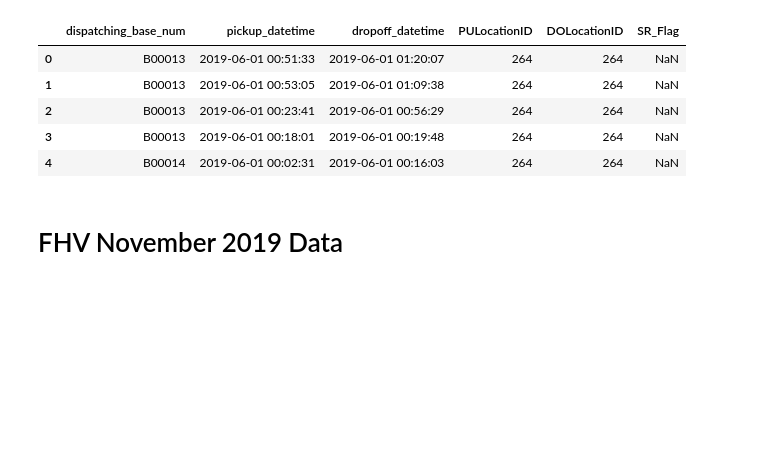
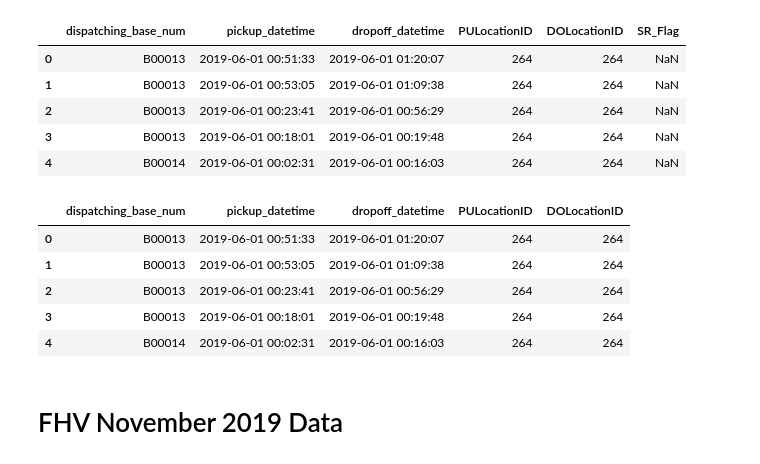
Before and after one commit to ILekawa9/Project-1, a Jupyter notebook: NYC_Taxi_Rideshare.ipynb, the cells around one changed output. Saved outputs shown, nothing was run; the diff lists cells and outputs as text; code cells hidden in the pictures; blank space fills up the shorter version.

Commit message:
cleaned dfs
Removed unnecessary columns. still need confirmation on fhv columns and hvfhv columns

```diff
--- a/NYC_Taxi_Rideshare.ipynb
+++ b/NYC_Taxi_Rideshare.ipynb
@@ -298,7 +200,7 @@ fhv_dec_2015_df.head()
 # %% [markdown]
 # FHV June 2019 Data
 # %%
-for_hire_veh_2019_06 = "NYC Taxi & FHV Data/fhv_tripdata_2019-06.csv"
+for_hire_veh_2019_06 = "../../../Desktop/NYC Taxi & FHV Data/fhv_tripdata_2019-06.csv"
 fhv_june_2019_df = pd.read_csv(for_hire_veh_2019_06)
 fhv_june_2019_df.head()
 # %% [output]
@@ -308,6 +210,16 @@ fhv_june_2019_df.head()
 | 2 | B00013 | 2019-06-01 00:23:41 | 2019-06-01 00:56:29 | 264 | 264 | NaN |
 | 3 | B00013 | 2019-06-01 00:18:01 | 2019-06-01 00:19:48 | 264 | 264 | NaN |
 | 4 | B00014 | 2019-06-01 00:02:31 | 2019-06-01 00:16:03 | 264 | 264 | NaN |
+# %%
+clean_fhv_june_2019_df= fhv_june_2019_df.drop(columns=['SR_Flag'])#are we keeping dispatching_base_num??
+clean_fhv_june_2019_df.head()
+# %% [output]
+|  | dispatching_base_num | pickup_datetime | dropoff_datetime | PULocationID | DOLocationID |
+| 0 | B00013 | 2019-06-01 00:51:33 | 2019-06-01 01:20:07 | 264 | 264 |
+| 1 | B00013 | 2019-06-01 00:53:05 | 2019-06-01 01:09:38 | 264 | 264 |
+| 2 | B00013 | 2019-06-01 00:23:41 | 2019-06-01 00:56:29 | 264 | 264 |
+| 3 | B00013 | 2019-06-01 00:18:01 | 2019-06-01 00:19:48 | 264 | 264 |
+| 4 | B00014 | 2019-06-01 00:02:31 | 2019-06-01 00:16:03 | 264 | 264 |
 # %% [markdown]
 # FHV November 2019 Data
 # %%
```
Also changed, not shown: parts of 27 cells of this notebook.
